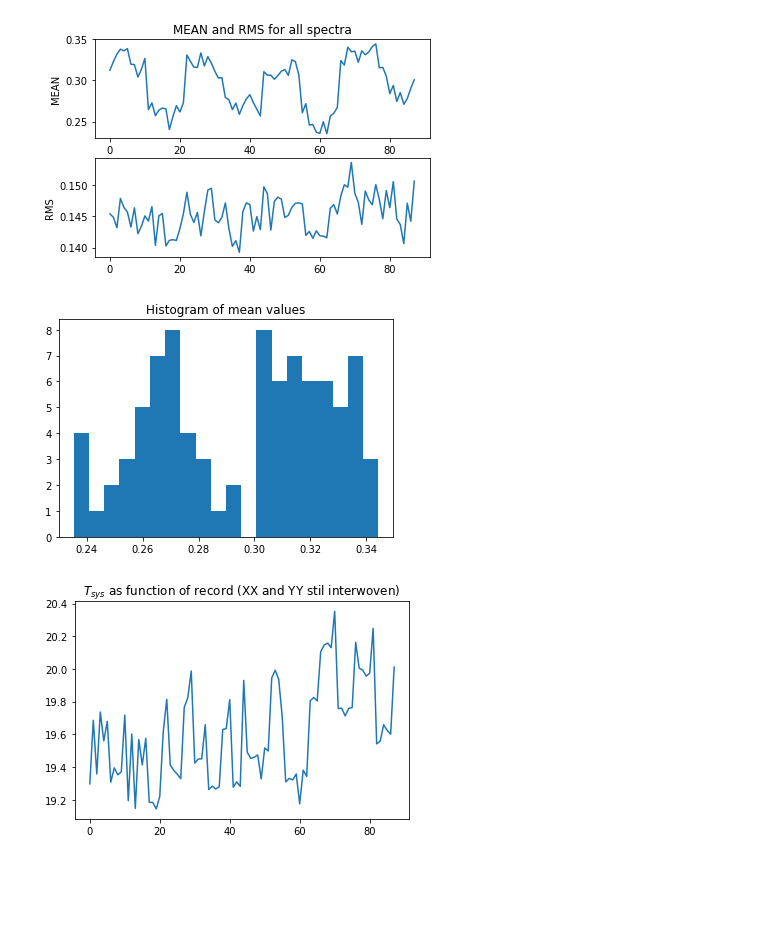
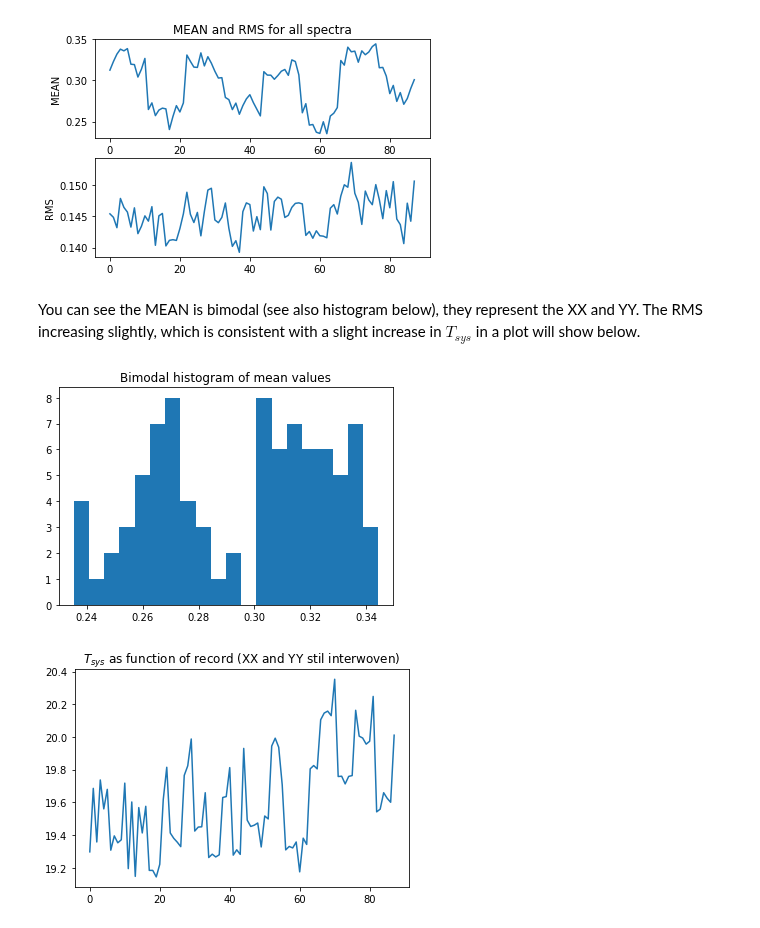
Before and after one commit to teuben/gbtoy, a Jupyter notebook: nb/ngc5291-demo2.ipynb, the cells around one changed output. Saved outputs shown, nothing was run; the diff lists cells and outputs as text; code cells hidden in the pictures; blank space fills up the shorter version.

```diff
--- a/nb/ngc5291-demo2.ipynb
+++ b/nb/ngc5291-demo2.ipynb
@@ -638,11 +636,13 @@ print("Min and Max in the MEAN value:",m4.min(),m4.max())
 Mean and RMS of the RMS value: 0.14536175046269817 0.0029121028332147387
 Min and Max in the MEAN value: 0.23532172744684854 0.34430116813665895
 [figure]
+# %% [markdown]
+You can see the MEAN is bimodal (see also histogram below), they represent the XX and YY. The RMS increasing slightly, which is consistent with a slight increase in $T_{sys}$ in a plot will show below.
 # %%
 plt.hist(m4,20)
-plt.title("Histogram of mean values");
+plt.title("Bimodal histogram of mean values");
 # %% [output]
-[figure, old version]
+[figure, new version]
 # %%
 # plot tsys as function of time
 row4 = list(range(len(tsys4)))
```
Also changed, not shown: parts of 39 cells of this notebook.
